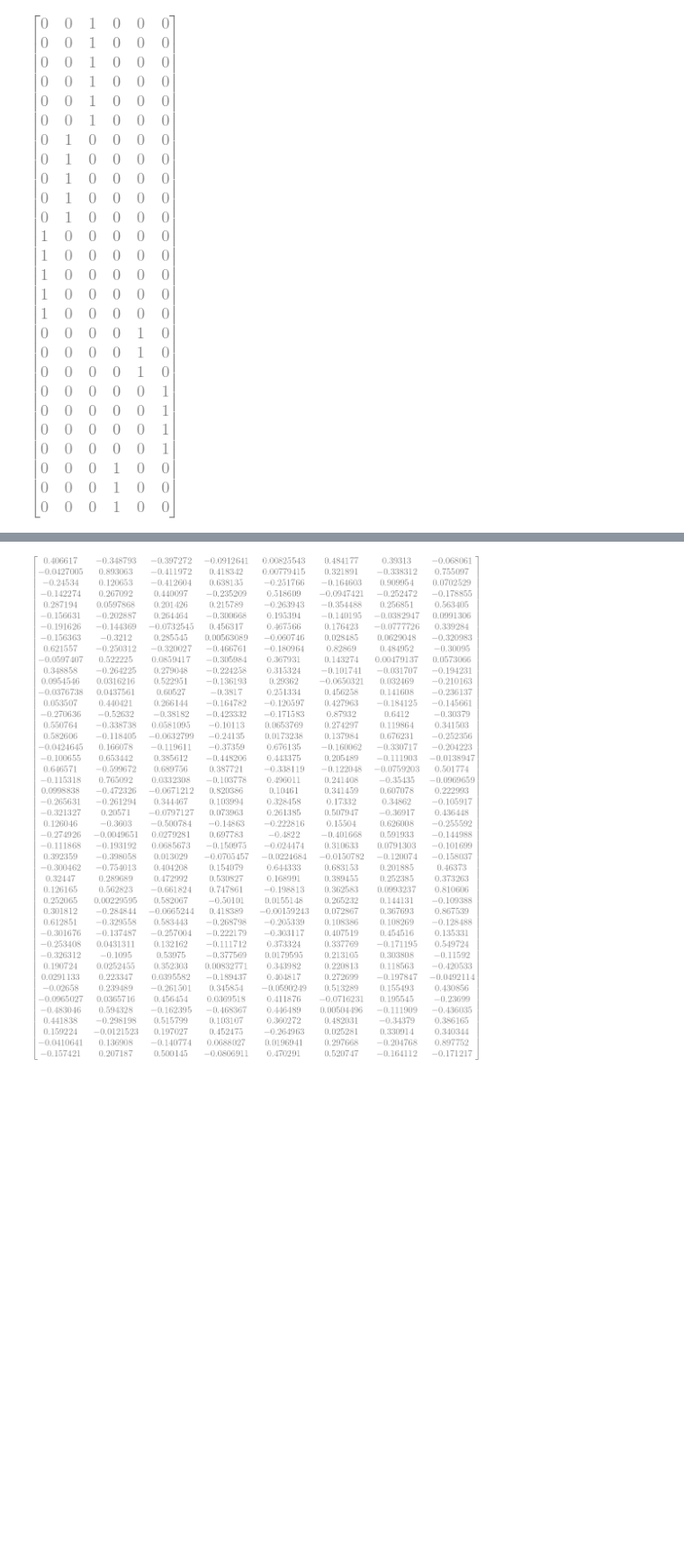
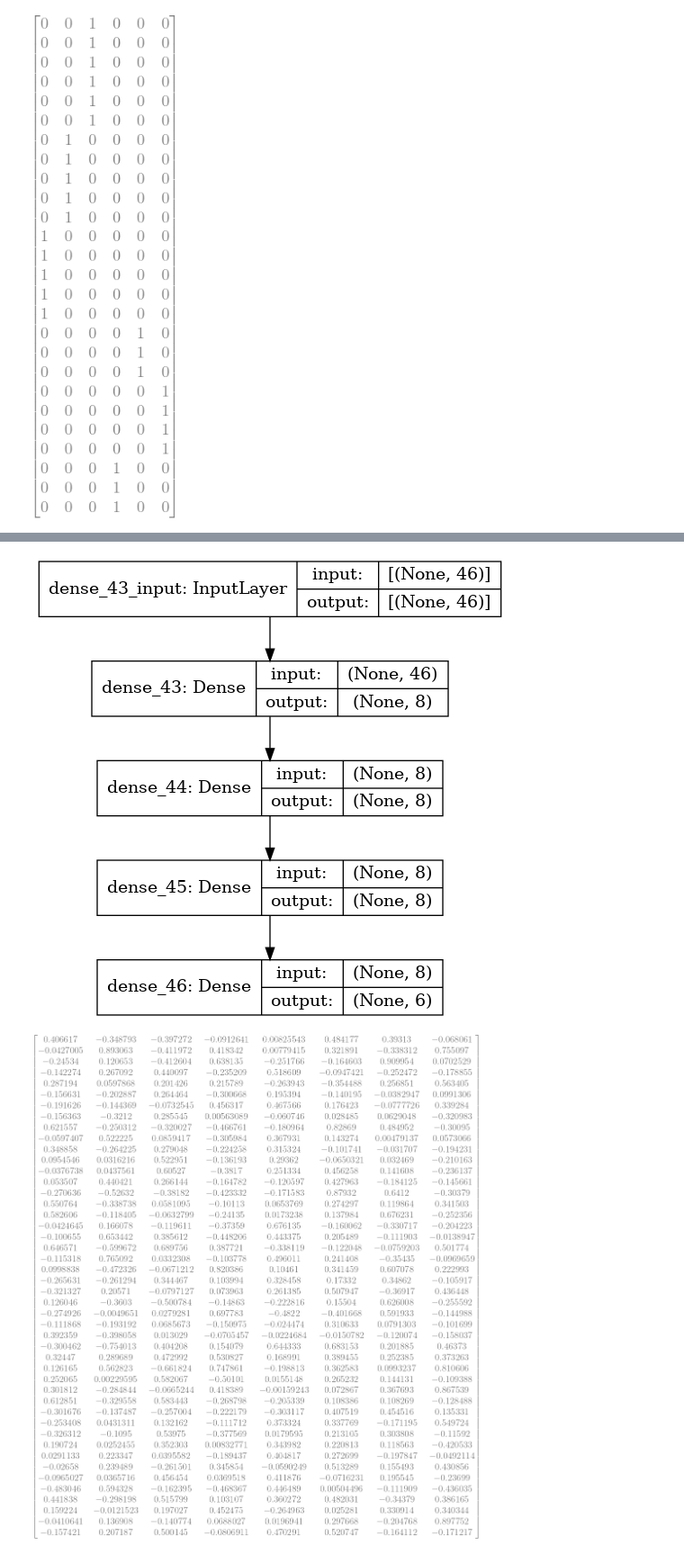
Before and after one commit to CSCI4850/s21-team8-project, a Jupyter notebook: Chatbot.ipynb, the cells around one changed output, grey strips where cells are left out. Shown at 90% size. Saved outputs shown, nothing was run; the diff lists cells and outputs as text; code cells hidden in the pictures; blank space fills up the shorter version.

```diff
--- a/Chatbot.ipynb
+++ b/Chatbot.ipynb
@@ -166,6 +176,11 @@ Total params: 574
 Trainable params: 574
 Non-trainable params: 0
 _________________________________________________________________
+# %%
+keras.utils.plot_model(model,to_file='chatbot.png',
+ show_shapes=True,expand_nested=True)
+# %% [output]
+[figure, added]
 # %%
 # Note the initializer for the hidden unit bias weights
 for i in model.get_weights():
```
Also changed, not shown: parts of 7 cells of this notebook.
